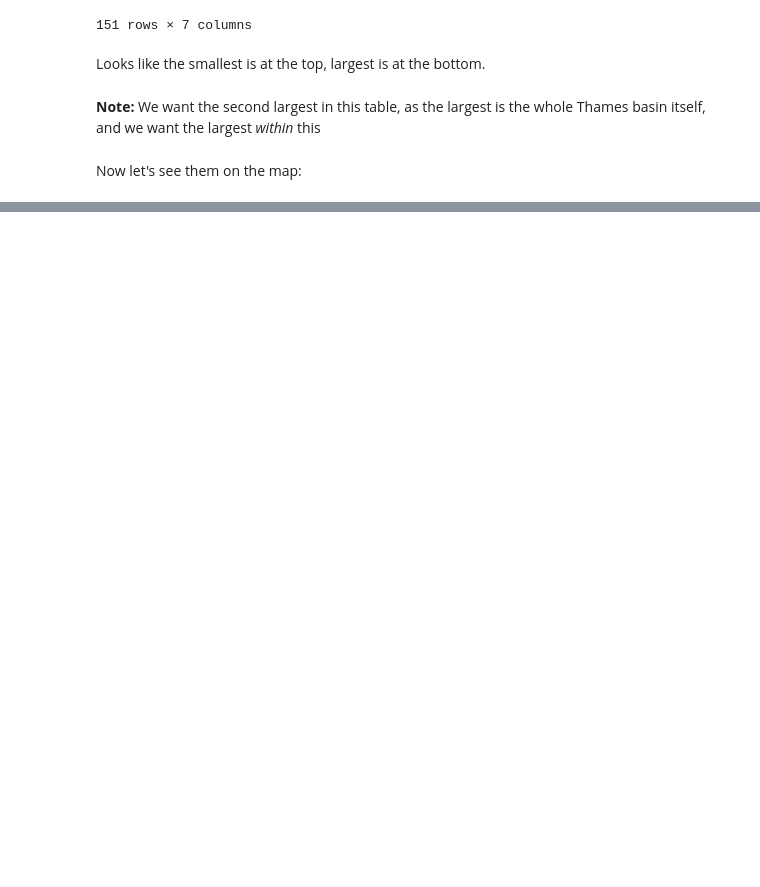
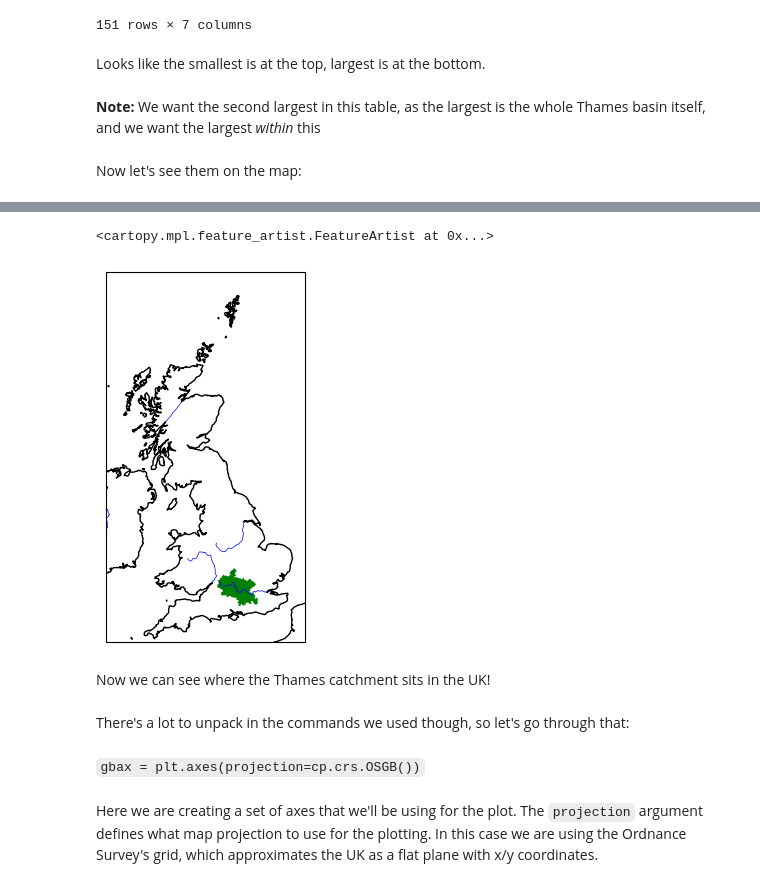
Before and after one commit to NERC-CEH/dri_gridded_data, a Jupyter notebook: notebooks/Examples_2.ipynb, the cells around one changed output, grey strips where cells are left out. Drawn from its saved outputs; the diff is of its cells as text; code cells hidden in the pictures; blank space fills up the shorter version.

````diff
--- a/notebooks/Examples_2.ipynb
+++ b/notebooks/Examples_2.ipynb
@@ -250,0 +251,18 @@ Now let's spruce up our plots a bit:
+# %%
+gbax = plt.axes(projection=cp.crs.OSGB())
+gbax.set_global()
+gbax.coastlines(resolution='10m')
+thames.plot(ax=gbax, facecolor='green')
+rivers = cp.feature.NaturalEarthFeature('physical', 'rivers_lake_centerlines', '10m', edgecolor='blue', facecolor='none', lw=0.5)
+gbax.add_feature(rivers)
+# %% [output]
+<cartopy.mpl.feature_artist.FeatureArtist at 0x...>
+[figure, added]
+# %% [markdown]
+Now we can see where the Thames catchment sits in the UK!
+# %% [markdown]
+There's a lot to unpack in the commands we used though, so let's go through that:
+# %% [markdown]
+```gbax = plt.axes(projection=cp.crs.OSGB())```
+# %% [markdown]
+Here we are creating a set of axes that we'll be using for the plot. The ```projection``` argument defines what map projection to use for the plotting. In this case we are using the Ordnance Survey's grid, which approximates the UK as a flat plane with x/y coordinates.
````
Also changed, not shown: parts of 25 cells of this notebook, 1 other file.
